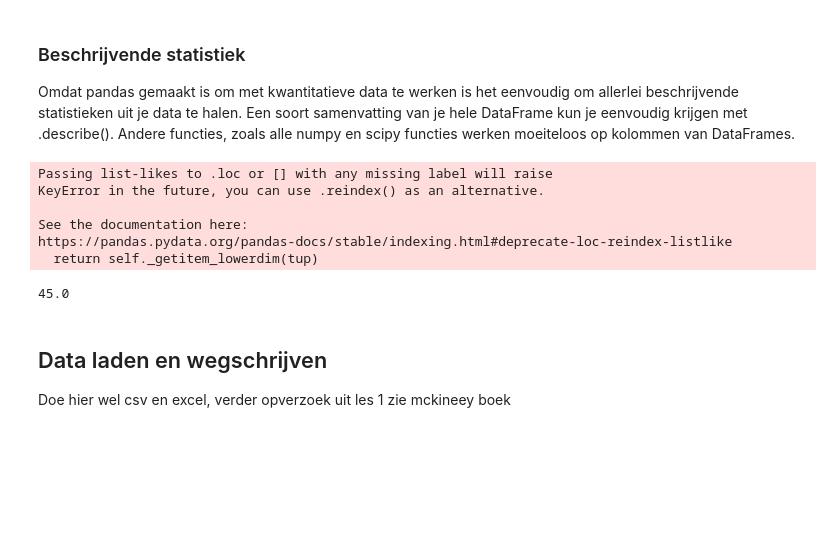
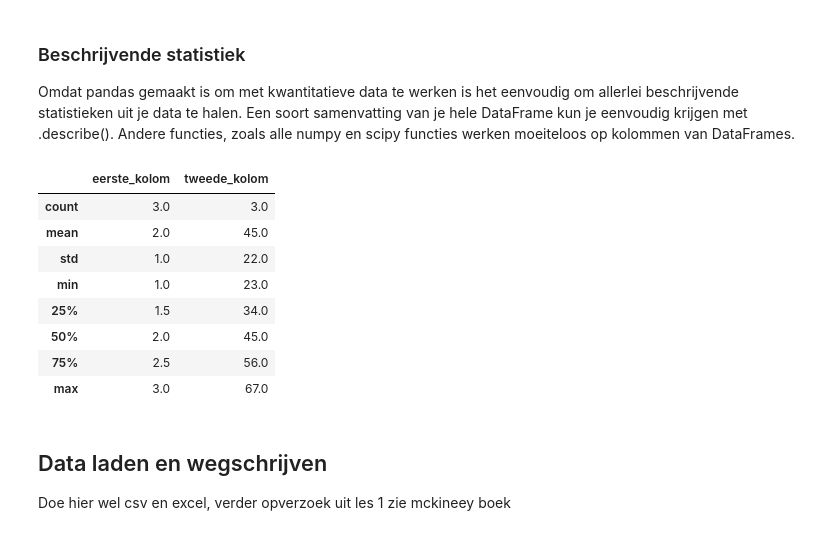
Before and after one commit to harcel/PyDataScienceIntroNL, a Jupyter notebook: Instructie_2.ipynb, the cells around one changed output. Drawn from its saved outputs; the diff is of its cells as text; code cells hidden in the pictures; blank space fills up the shorter version.

```diff
--- a/Instructie_2.ipynb
+++ b/Instructie_2.ipynb
@@ -457,17 +683,20 @@ Je kunt ook indices met meer dan 1 niveau hebben.
 ### Beschrijvende statistiek
 Omdat pandas gemaakt is om met kwantitatieve data te werken is het eenvoudig om allerlei beschrijvende statistieken uit je data te halen. Een soort samenvatting van je hele DataFrame kun je eenvoudig krijgen met .describe(). Andere functies, zoals alle numpy en scipy functies werken moeiteloos op kolommen van DataFrames.
 # %%
+mijn_eerste_df = pd.DataFrame({'eerste_kolom':[1, 2, 3], 'tweede_kolom':[23, 45, 67], 'derde kolom':['aap', 'noot', 'mies']}, index=[10,20, 30])
 mijn_eerste_df.describe()   # Informatie over alle numerieke kolommen.
 # np.nanmean(mijn_eerste_df.eerste_kolom)
-np.nanmean(mijn_eerste_df.loc[:,('eerste_k`olom', 'tweede_kolom')])
+# np.nanmean(mijn_eerste_df.loc[:,('eerste_kolom', 'tweede_kolom')])
 # %% [output]
-Passing list-likes to .loc or [] with any missing label will raise
-KeyError in the future, you can use .reindex() as an alternative.
-
-See the documentation here:
-https://pandas.pydata.org/pandas-docs/stable/indexing.html#deprecate-loc-reindex-listlike
-  return self._getitem_lowerdim(tup)
-45.0
+|  | eerste_kolom | tweede_kolom |
+| count | 3.0 | 3.0 |
+| mean | 2.0 | 45.0 |
+| std | 1.0 | 22.0 |
+| min | 1.0 | 23.0 |
+| 25% | 1.5 | 34.0 |
+| 50% | 2.0 | 45.0 |
+| 75% | 2.5 | 56.0 |
+| max | 3.0 | 67.0 |
 # %% [markdown]
 ## Data laden en wegschrijven
 
```
Also changed, not shown: parts of 19 cells of this notebook.
